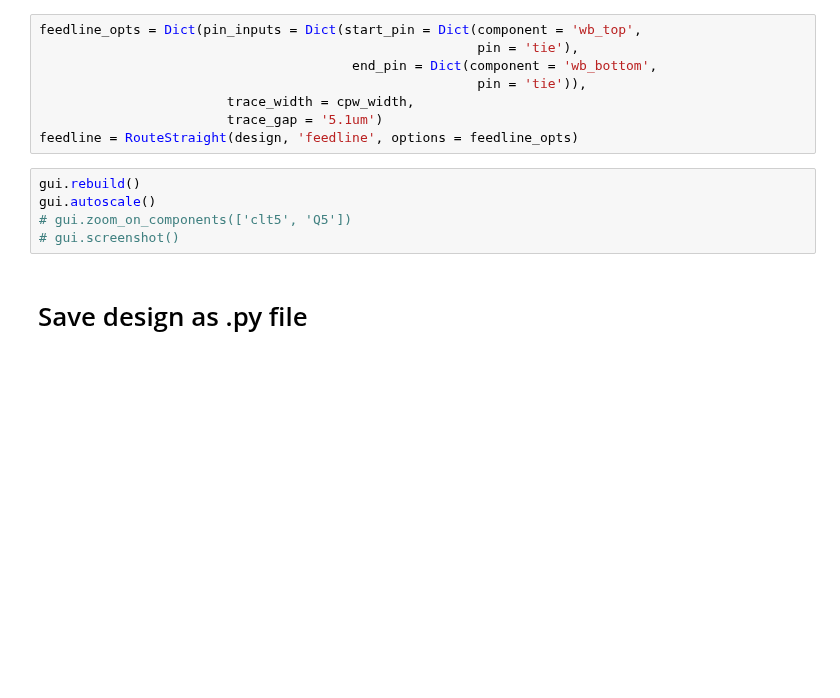
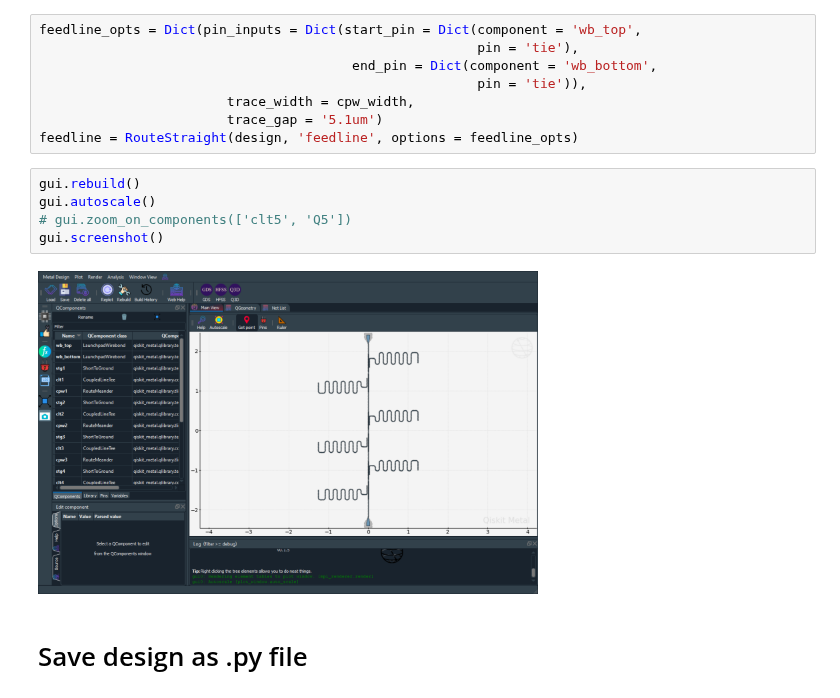
Before and after one commit to andrekuo/linear_resonators, a Jupyter notebook: linear_resonators.ipynb, the cells around one changed output. Cells and saved outputs as stored; diff of their text form; blank space fills up the shorter version.

Commit message:
screenshot

```diff
--- a/linear_resonators.ipynb
+++ b/linear_resonators.ipynb
@@ -293,8 +293,10 @@ feedline = RouteStraight(design, 'feedline', options = feedline_opts)
 # %%
 gui.rebuild()
 gui.autoscale()
 # gui.zoom_on_components(['clt5', 'Q5'])
-# gui.screenshot()
+gui.screenshot()
+# %% [output]
+[figure, added]
 # %% [markdown]
 # Save design as .py file
 # %%
```
Also changed, not shown: 3 other files.
